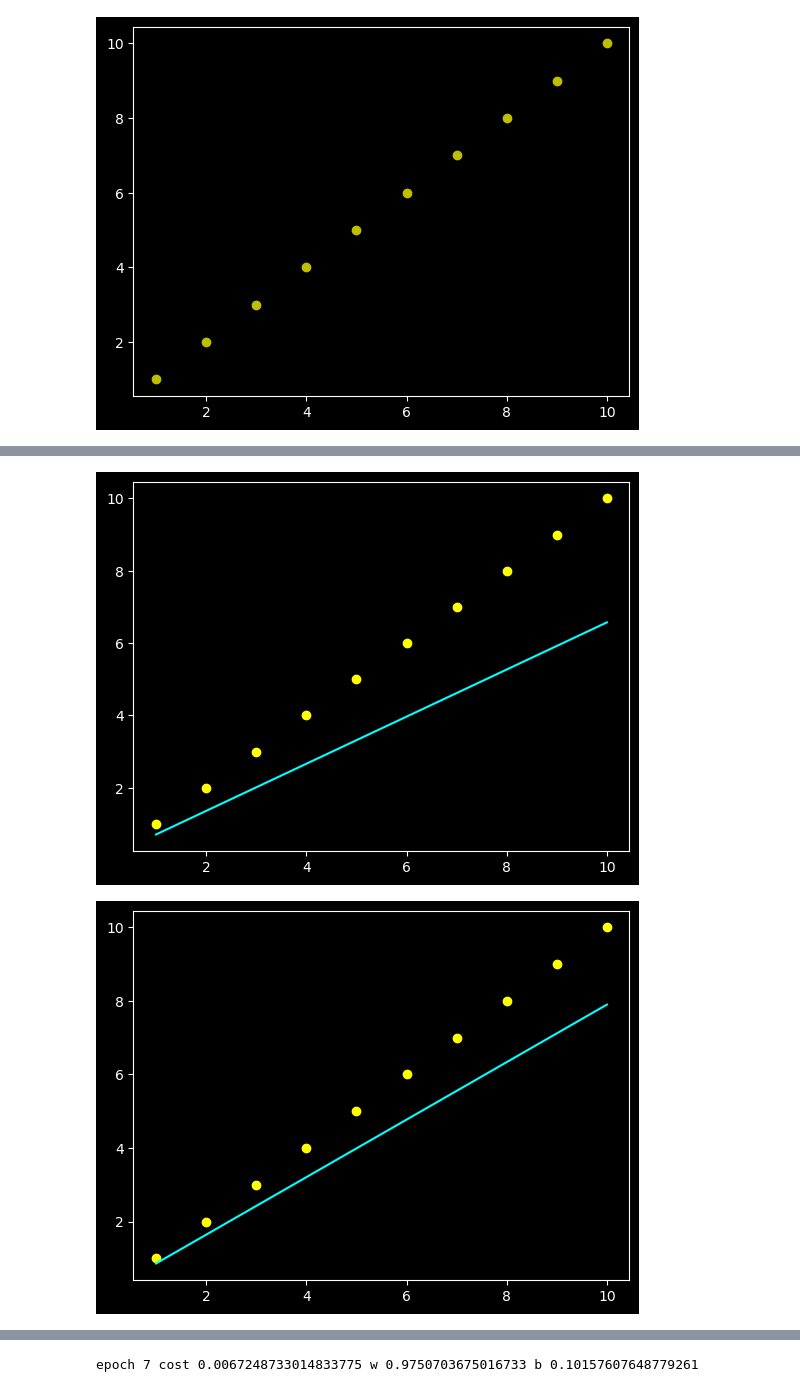
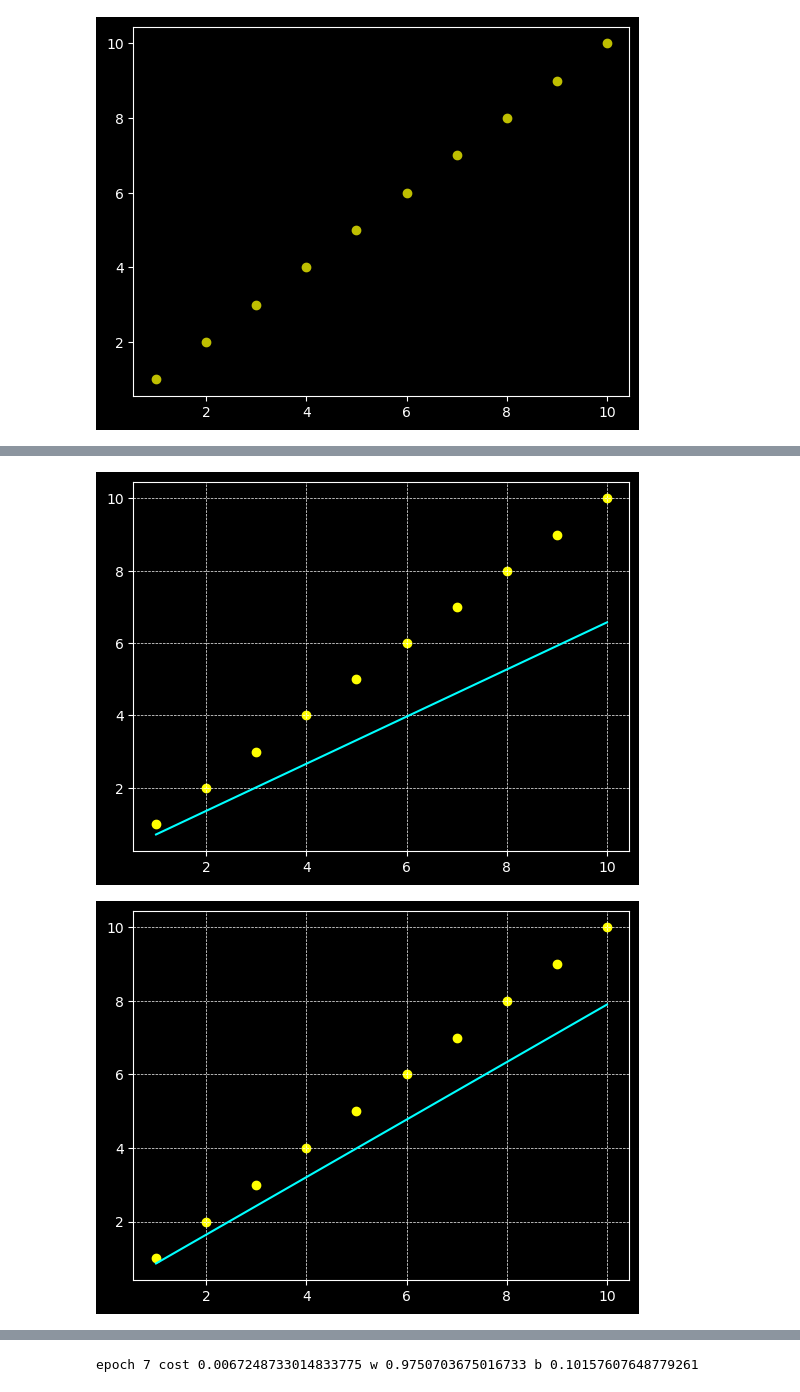
Before and after one commit to yahyaSensei/very-simple-batch-gradient-descent, a Jupyter notebook: linearRegression.ipynb, the cells around one changed output, grey strips where cells are left out. Cells and saved outputs as stored; diff of their text form; code cells hidden in the pictures.

```diff
--- a/linearRegression.ipynb
+++ b/linearRegression.ipynb
@@ -27,6 +29,7 @@ w=np.random.rand(1)[0]
 b=np.random.rand(1)[0]
 plt.ion()
 plt.figure(figsize=(10, 6))
+plt.grid(True, which='both', linestyle='--', linewidth=0.5)
 plt.scatter(x, y, color='yellow', label='Data Points')
 for i in range(epochs):
     y_predicated=w*x+b
@@ -39,7 +42,9 @@ for i in range(epochs):
         print(f"epoch {i} cost {costValue[i]} w {w} b {b}")
         break
     plt.scatter(x, y, color='yellow', label='Data Points')
+
     plt.plot(x, y_predicated, color='cyan', label='Fitted Line')
+    plt.grid(True, which='both', linestyle='--', linewidth=0.5)
     plt.pause(0.01)
 plt.show()
 # %% [output]
@@ -47,2 +52,2 @@ plt.show()
-[figure, old version]
+[figure, new version]
-[figure, old version]
+[figure, new version]
```
Also changed, not shown: parts of 2 cells of this notebook.
